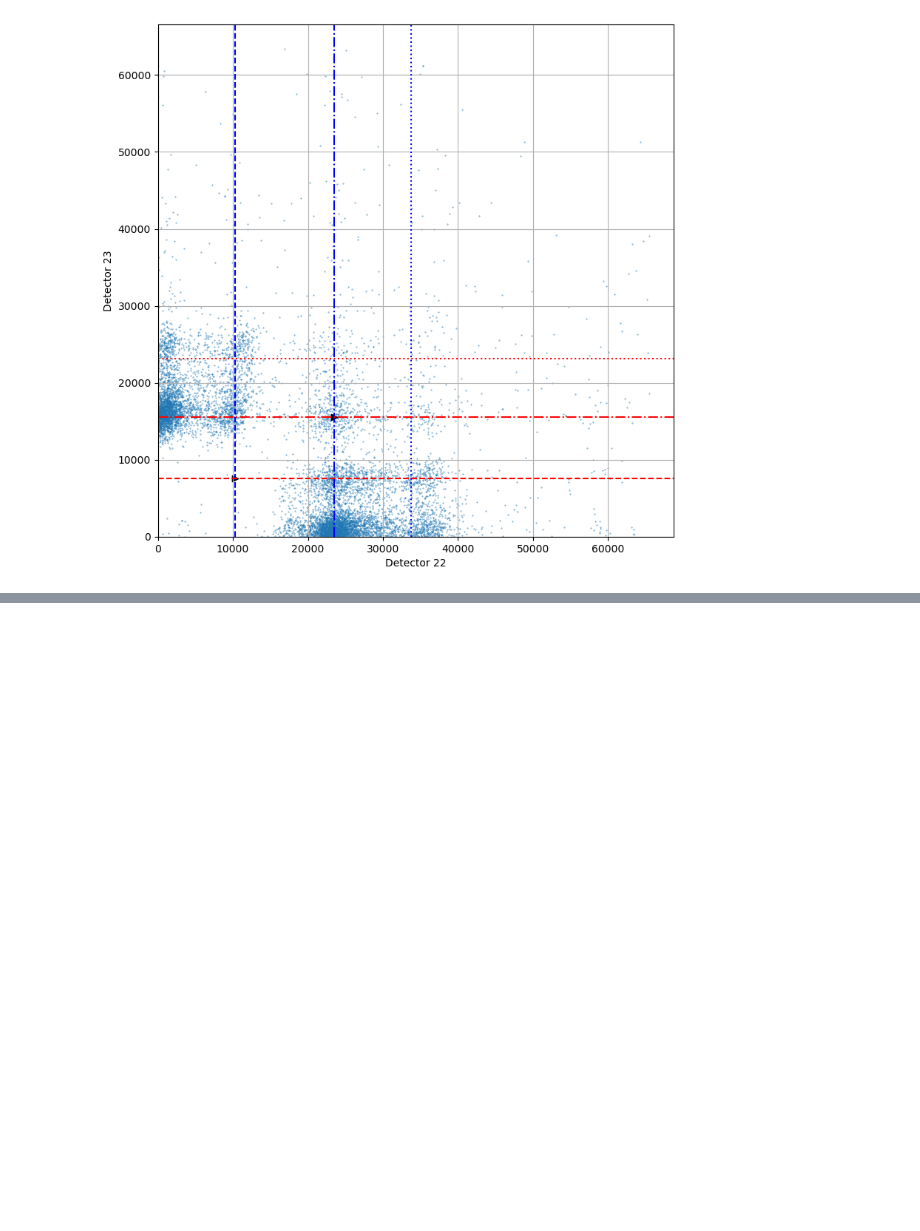
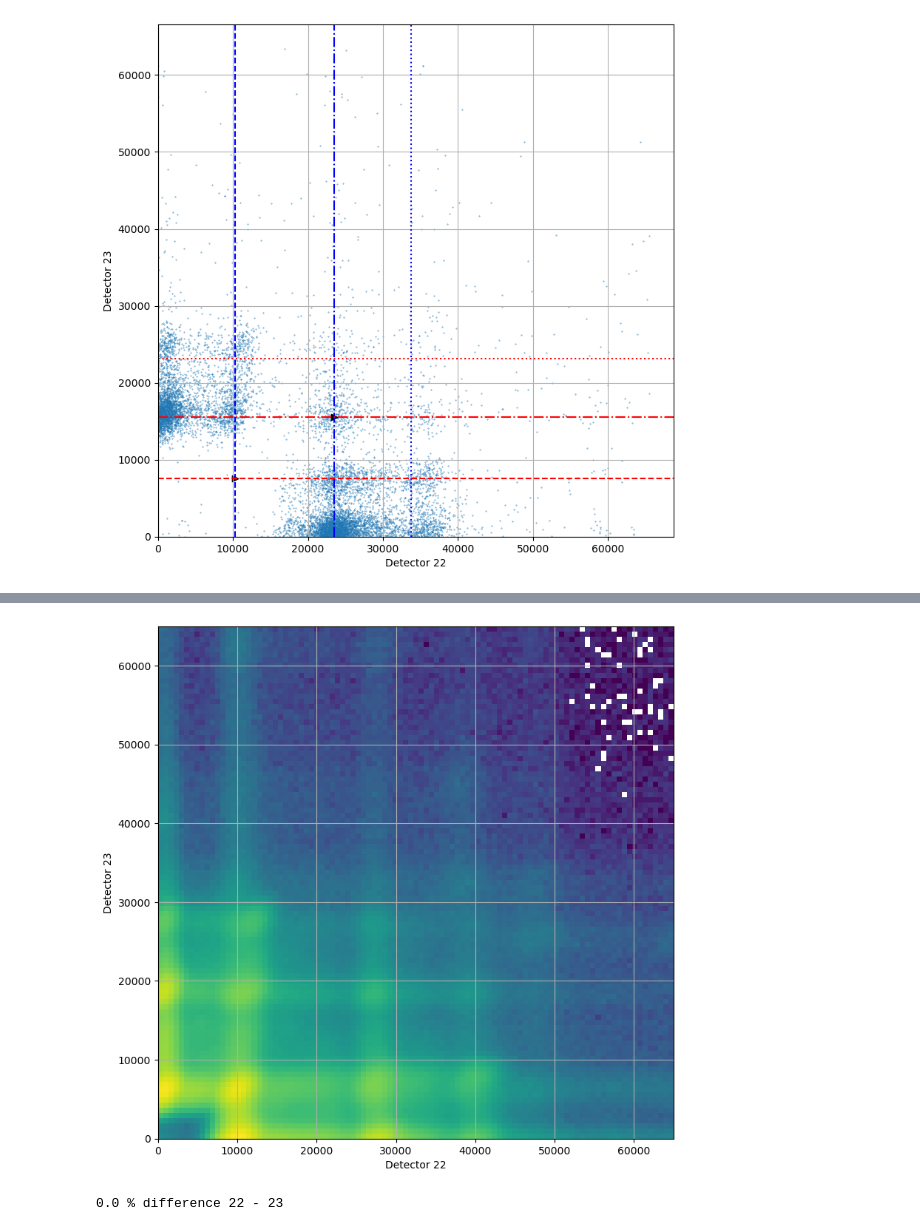
Before and after one commit to villano-lab/R76Firmware, a Jupyter notebook: plots/CustomPacketTest.ipynb, the cells around one changed output, grey strips where cells are left out. Saved outputs shown, nothing was run; the diff lists cells and outputs as text; code cells hidden in the pictures; blank space fills up the shorter version.

```diff
--- a/plots/CustomPacketTest.ipynb
+++ b/plots/CustomPacketTest.ipynb
@@ -165,0 +172,27 @@ plt.show()
+# %%
+lNdet22 = data_lowNa[data_lowNa["word label"].str.contains("22")]["value"].reset_index(drop=True)
+lNdet23 = data_lowNa[data_lowNa["word label"].str.contains("23")]["value"].reset_index(drop=True)
+# %%
+fig = plt.figure(figsize=(9,9))
+plt.hist2d(lNdet22,lNdet23,bins=(np.linspace(0,65000,100),np.linspace(0,65000,100)),label="Data",norm="log")
+"""
+plt.axvline(lNlo22,linestyle='--',color='b')
+plt.axvline(lNhi22,linestyle='-.',color='b')
+plt.axvline(lNlo22+hi22,linestyle=':',color='b')
+plt.axhline(lNlo23,linestyle='--',color='r')
+plt.axhline(lNhi23,linestyle='-.',color='r')
+plt.axhline(lNlo23+lNhi23,linestyle=':',color='r')
+plt.scatter(lNlo22,lNlo23,marker='>',color='k'); plt.scatter(lNhi22,lNhi23,marker='>',color='k')
+plt.xlim(0); plt.ylim(0)
+"""
+plt.xlabel("Detector 22"),plt.ylabel("Detector 23")
+plt.grid(visible=True);
+#plt.grid(visible=True,which='minor',linewidth=5,color='r') #doesn't work blargh
+#plt.legend()
+plt.show()
+# %% [output]
+[figure, added]
+# %%
+print((len(lNdet22) - len(lNdet23))/len(lNdet22)*100,"% difference 22 - 23")
+# %% [output]
+0.0 % difference 22 - 23
```
Also changed, not shown: parts of 2 cells of this notebook, 4 other files.
